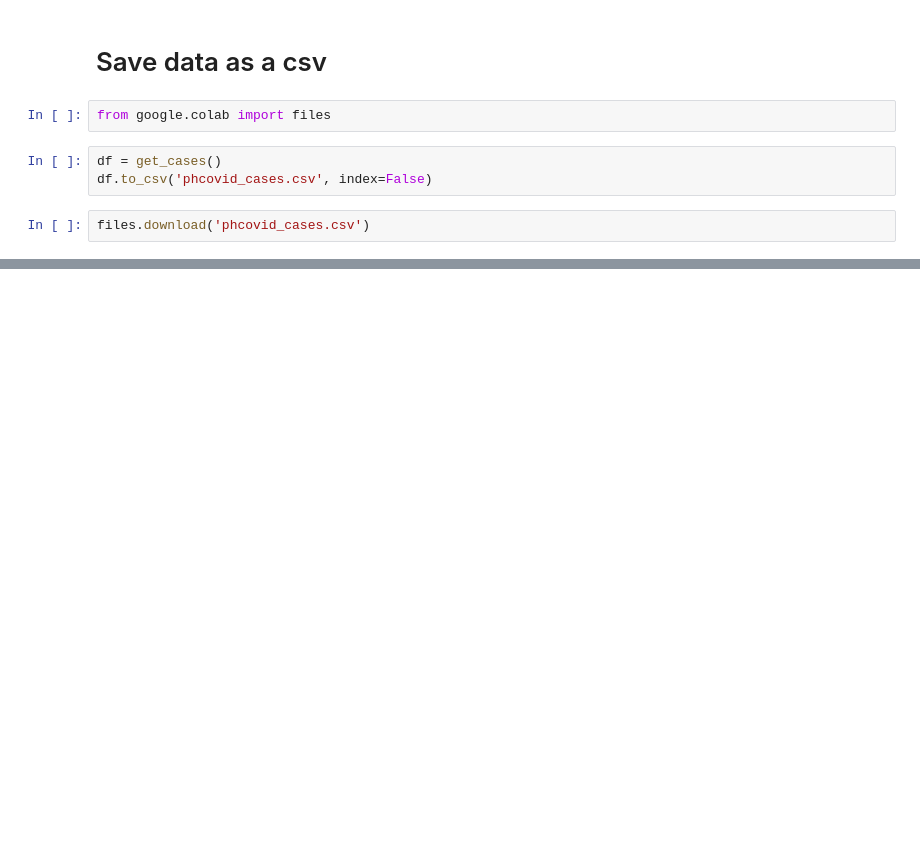
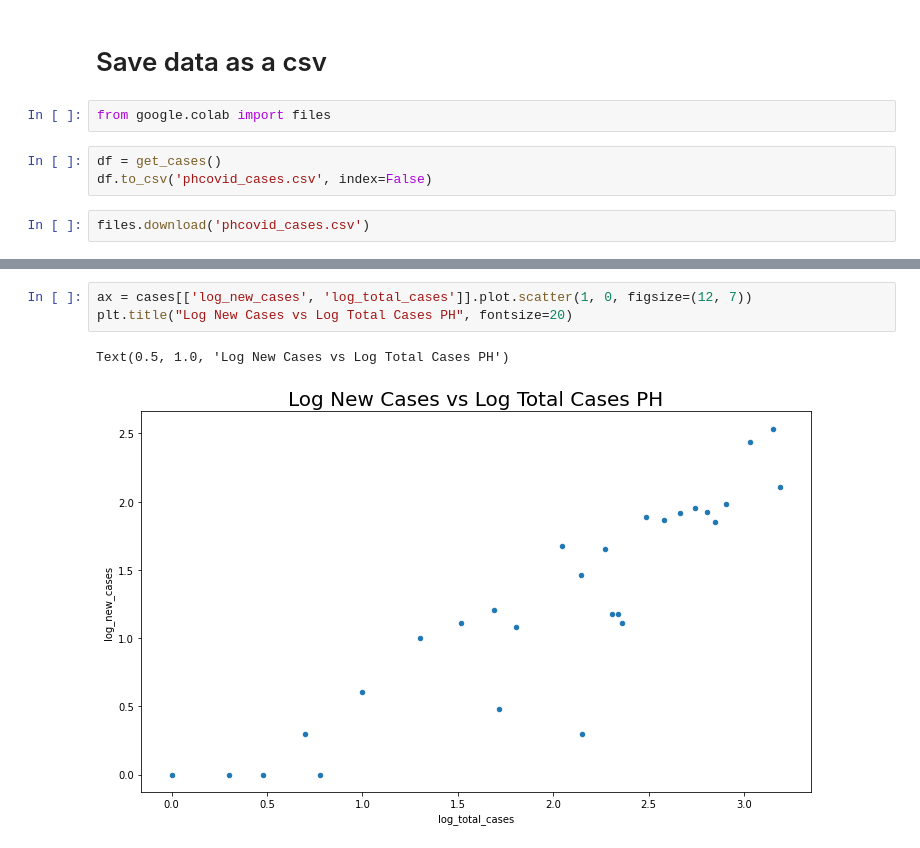
Before and after one commit to enzoampil/phcovid, a Jupyter notebook: sample/phcovid_tutorial.ipynb, the cells around one changed output, grey strips where cells are left out. Cells and saved outputs as stored; diff of their text form; blank space fills up the shorter version.

```diff
--- a/sample/phcovid_tutorial.ipynb
+++ b/sample/phcovid_tutorial.ipynb
@@ -61,0 +85,6 @@ files.download('phcovid_cases.csv')
+# %%
+ax = cases[['log_new_cases', 'log_total_cases']].plot.scatter(1, 0, figsize=(12, 7))
+plt.title("Log New Cases vs Log Total Cases PH", fontsize=20)
+# %% [output]
+Text(0.5, 1.0, 'Log New Cases vs Log Total Cases PH')
+[figure, added]
```
Also changed, not shown: parts of 12 cells of this notebook.
